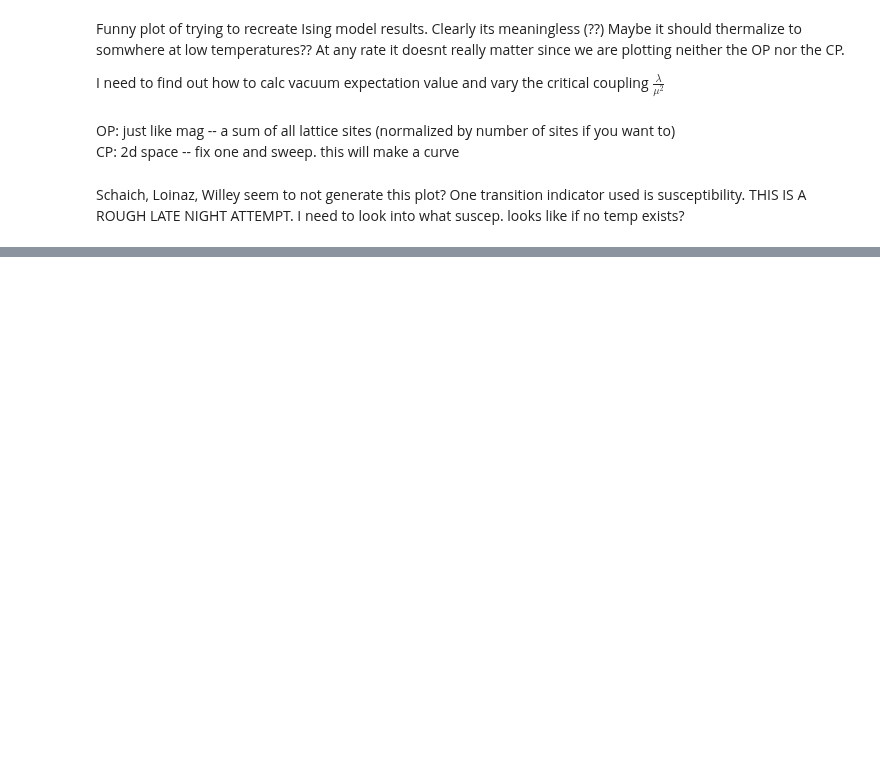
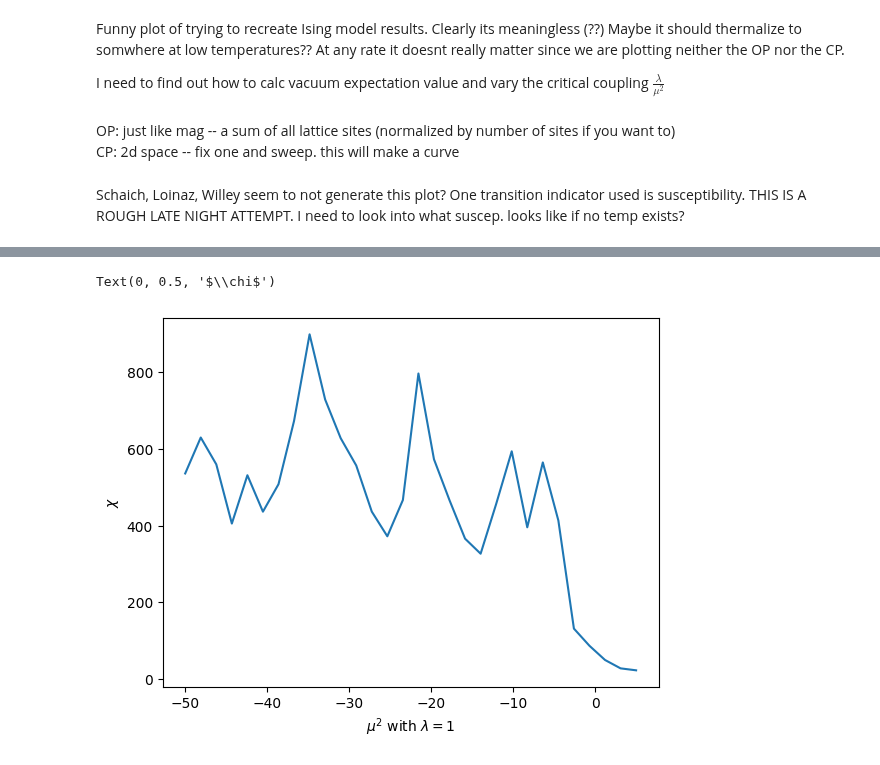
Before and after one commit to noahchanoah/thesis, a Jupyter notebook: FirstPhiFour.ipynb, the cells around one changed output, grey strips where cells are left out. Saved outputs shown, nothing was run; the diff lists cells and outputs as text; code cells hidden in the pictures; blank space fills up the shorter version.

```diff
--- a/FirstPhiFour.ipynb
+++ b/FirstPhiFour.ipynb
@@ -221,9 +486,9 @@ CP: 2d space -- fix one and sweep. this will make a curve
 Schaich, Loinaz, Willey seem to not generate this plot? One transition indicator used is susceptibility. THIS IS A ROUGH LATE NIGHT ATTEMPT. I need to look into what suscep. looks like if no temp exists?
 # %%
 #Susceptibility function
-def calcSus(lattice):
+def calcSus(lattice, lamb, mu2):
     m2Arr = []
-    magArr = calcMagArr(lattice, 1000) #already doing 10k iterations on the mag . . . and 10 on the BC call in plotting 1000000
+    magArr = calcMagArr(lattice, 1000, lamb, mu2) #already doing 10k iterations on the mag . . . and 10 on the BC call in plotting 1000000
     m2Arr = [np.power(x,2) for x in magArr]
 
     avgm = np.average(magArr)
@@ -247,0 +501,10 @@ calcSus(lat) #this does NOT feel O(n^2) to me
+# %%
+lat = initLattice(20)
+avgSusArr = []
+lam = 1
+muRange = np.linspace(-50,5,30)
+for mu in muRange:
+    mArr = calcSus(lat, lam, mu)
+    avgSusArr.append(np.average(mArr))
+
+avgSusArr
@@ -247,0 +529,7 @@ calcSus(lat) #this does NOT feel O(n^2) to me
+# %%
+plt.plot(muRange, avgSusArr)
+plt.xlabel("$\mu^2$ with $\lambda=1$")
+plt.ylabel("$\chi$")
+# %% [output]
+Text(0, 0.5, '$\\chi$')
+[figure, added]
```
Also changed, not shown: parts of 25 cells of this notebook.
